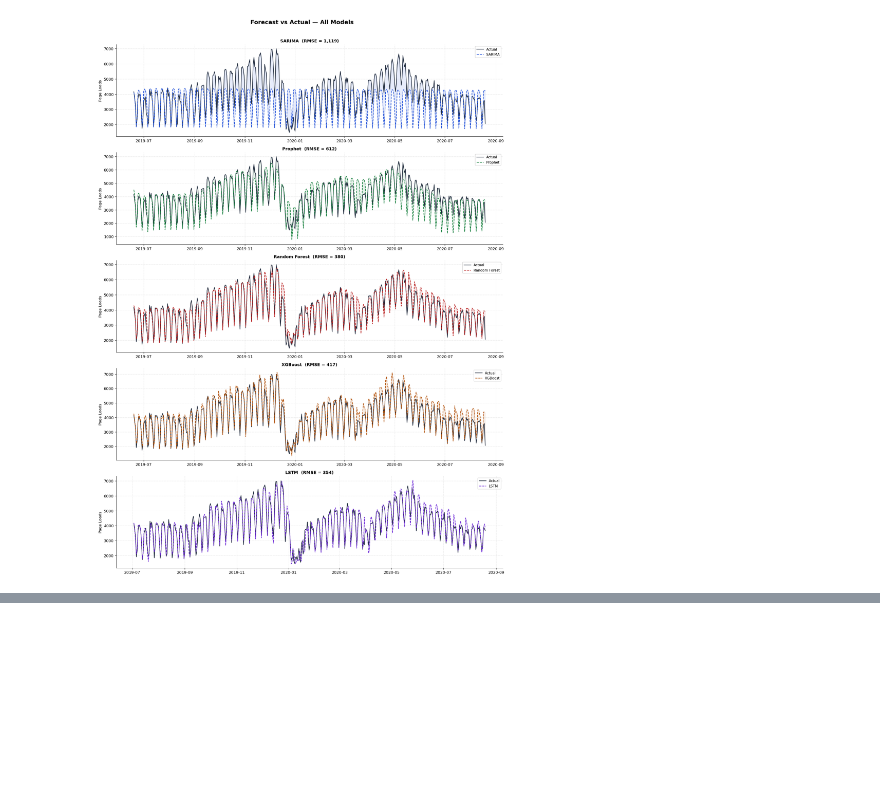
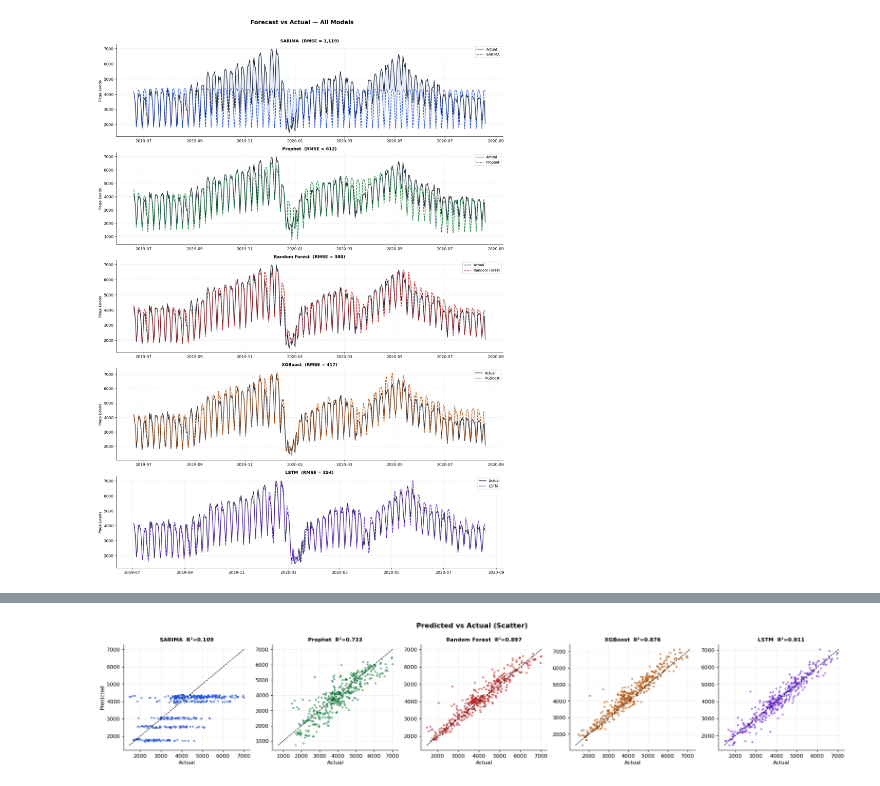
Before and after one commit to afeefanver/Website-Traffic-Forecasting, a Jupyter notebook: Model Evaluation (Website).ipynb, the cells around one changed output, grey strips where cells are left out. Saved outputs shown, nothing was run; the diff lists cells and outputs as text; code cells hidden in the pictures; blank space fills up the shorter version.

```diff
--- a/Model Evaluation (Website).ipynb
+++ b/Model Evaluation (Website).ipynb
@@ -140,0 +194,23 @@ plt.show()
+# %%
+# Scatter: Predicted vs Actual
+fig, axes = plt.subplots(1, n_models, figsize=(4*n_models, 4))
+if n_models == 1: axes = [axes]
+fig.suptitle('Predicted vs Actual (Scatter)', fontsize=13, fontweight='bold')
+
+for ax, (m, label) in zip(axes, zip(MODELS, LABELS)):
+    if m not in preds: continue
+    p = preds[m]
+    ax.scatter(p['y_true'], p['y_pred'], s=8, alpha=0.5, color=M_COLOR[m])
+    lo = min(p['y_true'].min(), p['y_pred'].min())
+    hi = max(p['y_true'].max(), p['y_pred'].max())
+    ax.plot([lo, hi], [lo, hi], 'k--', lw=1)
+    r2 = r2_score(p['y_true'], p['y_pred'])
+    ax.set_title(f'{label}  R²={r2:.3f}', fontsize=10, fontweight='bold')
+    ax.set_xlabel('Actual'); ax.set_ylabel('Predicted' if ax == axes[0] else '')
+    ax.grid(True, linestyle='--', alpha=0.3)
+
+plt.tight_layout()
+plt.savefig('plots/16_scatter.png', bbox_inches='tight')
+plt.show()
+# %% [output]
+[figure, added]
```
Also changed, not shown: parts of 10 cells of this notebook.
